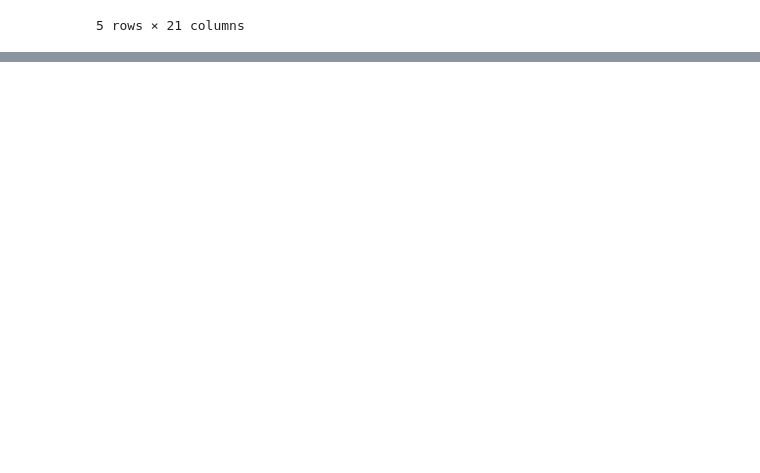
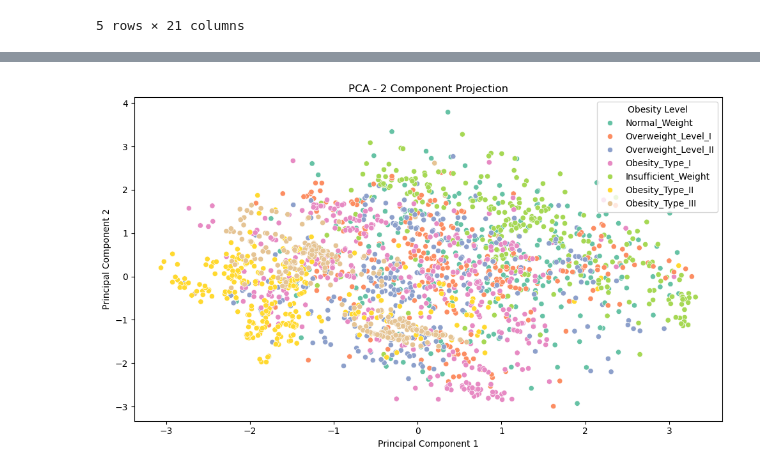
Before and after one commit to parteek020202/ObesitySense, a Jupyter notebook: Untitled.ipynb, the cells around one changed output, grey strips where cells are left out. Drawn from its saved outputs; the diff is of its cells as text; code cells hidden in the pictures; blank space fills up the shorter version.

```diff
--- a/Untitled.ipynb
+++ b/Untitled.ipynb
@@ -303,0 +431,37 @@ df.head()
+# %%
+def remove_outliers_iqr(df_scaled_encoded, column):
+    Q1 = df_scaled_encoded[column].quantile(0.25)
+    Q3 = df_scaled_encoded[column].quantile(0.75)
+    IQR = Q3 - Q1
+    lower = Q1 - 1.5 * IQR
+    upper = Q3 + 1.5 * IQR
+    return df_scaled_encoded[(df_scaled_encoded[column] >= lower) & (df_scaled_encoded[column] <= upper)]
+
+for col in numerical_cols:
+    df_scaled_encoded = remove_outliers_iqr(df_scaled_encoded, col)
+# %%
+from sklearn.decomposition import PCA
+
+# Drop the target column
+X = df_scaled_encoded.drop(columns=['NObeyesdad'])
+y = df_scaled_encoded['NObeyesdad']
+
+# Apply PCA to reduce to 2 components
+pca = PCA(n_components=2)
+X_pca = pca.fit_transform(X)
+
+# Convert to DataFrame for plotting
+pca_df = pd.DataFrame(data=X_pca, columns=['PC1', 'PC2'])
+pca_df['NObeyesdad'] = df_original["NObeyesdad"]
+
+# Plotting
+plt.figure(figsize=(10, 6))
+sns.scatterplot(data=pca_df, x='PC1', y='PC2', hue='NObeyesdad', palette='Set2')
+plt.title('PCA - 2 Component Projection')
+plt.xlabel('Principal Component 1')
+plt.ylabel('Principal Component 2')
+plt.legend(title='Obesity Level')
+plt.tight_layout()
+plt.show()
+# %% [output]
+[figure, added]
```
Also changed, not shown: parts of 11 cells of this notebook, 2 other files.
